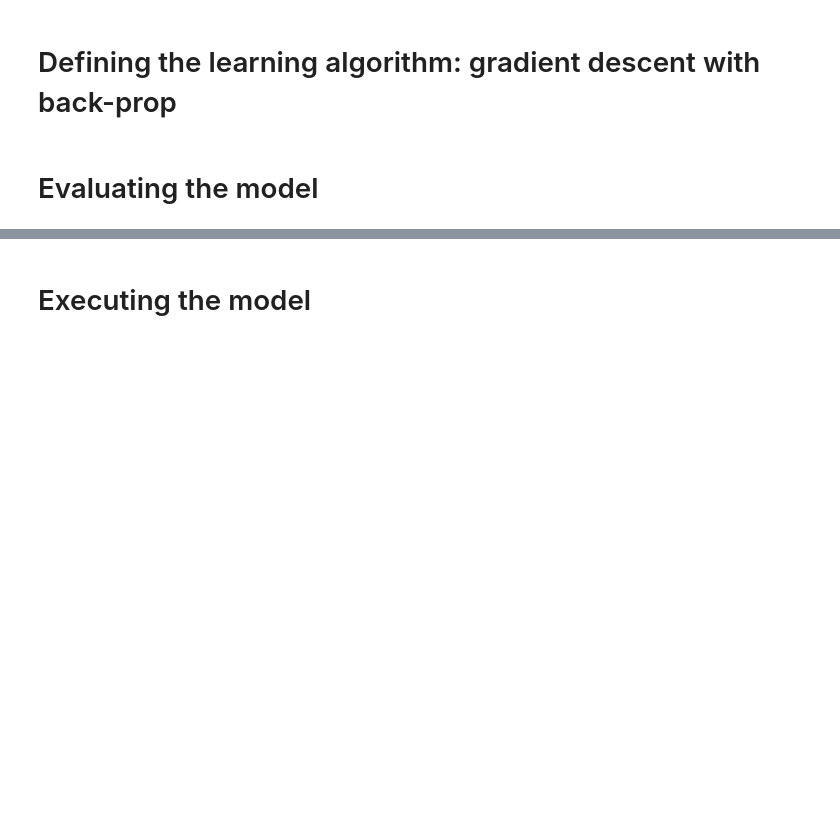
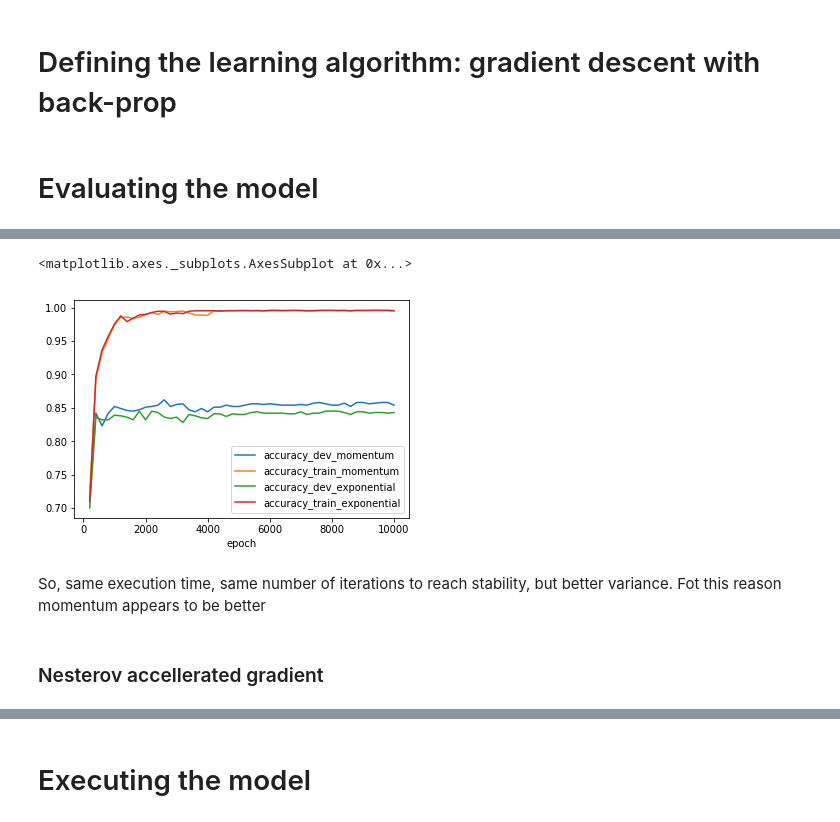
Before and after one commit to gioruffa/DeepLearning_notMNISTStudyCase, a Jupyter notebook: fiststeps.ipynb, the cells around one changed output, grey strips where cells are left out. Cells and saved outputs as stored; diff of their text form; code cells hidden in the pictures; blank space fills up the shorter version.

```diff
--- a/fiststeps.ipynb
+++ b/fiststeps.ipynb
@@ -135,0 +210,2 @@ accuracy = tf.reduce_mean(tf.cast(correct_predictions,tf.float32))
+# %%
+momentum_results, momentum_time = run(TOT_EPOCS)
@@ -135,0 +230,9 @@ accuracy = tf.reduce_mean(tf.cast(correct_predictions,tf.float32))
+# %%
+momentum_results.join(exp_decay_results, lsuffix='_momentum', rsuffix='_exponential').plot()
+# %% [output]
+<matplotlib.axes._subplots.AxesSubplot at 0x...>
+[figure, added]
+# %% [markdown]
+So, same execution time, same number of iterations to reach stability, but better variance. Fot this reason momentum appears to be better
+# %% [markdown]
+### Nesterov accellerated gradient
```
Also changed, not shown: parts of 29 cells of this notebook.
